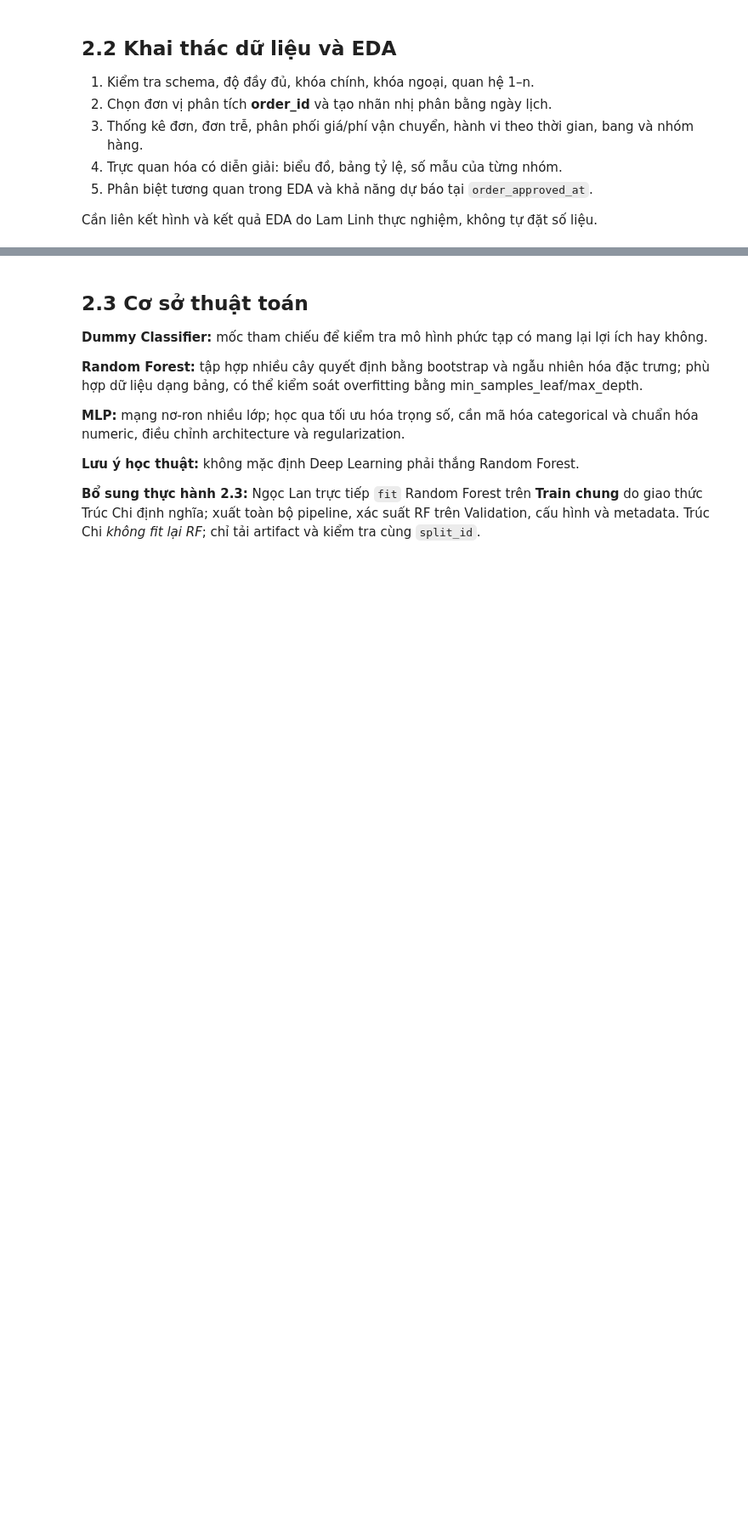
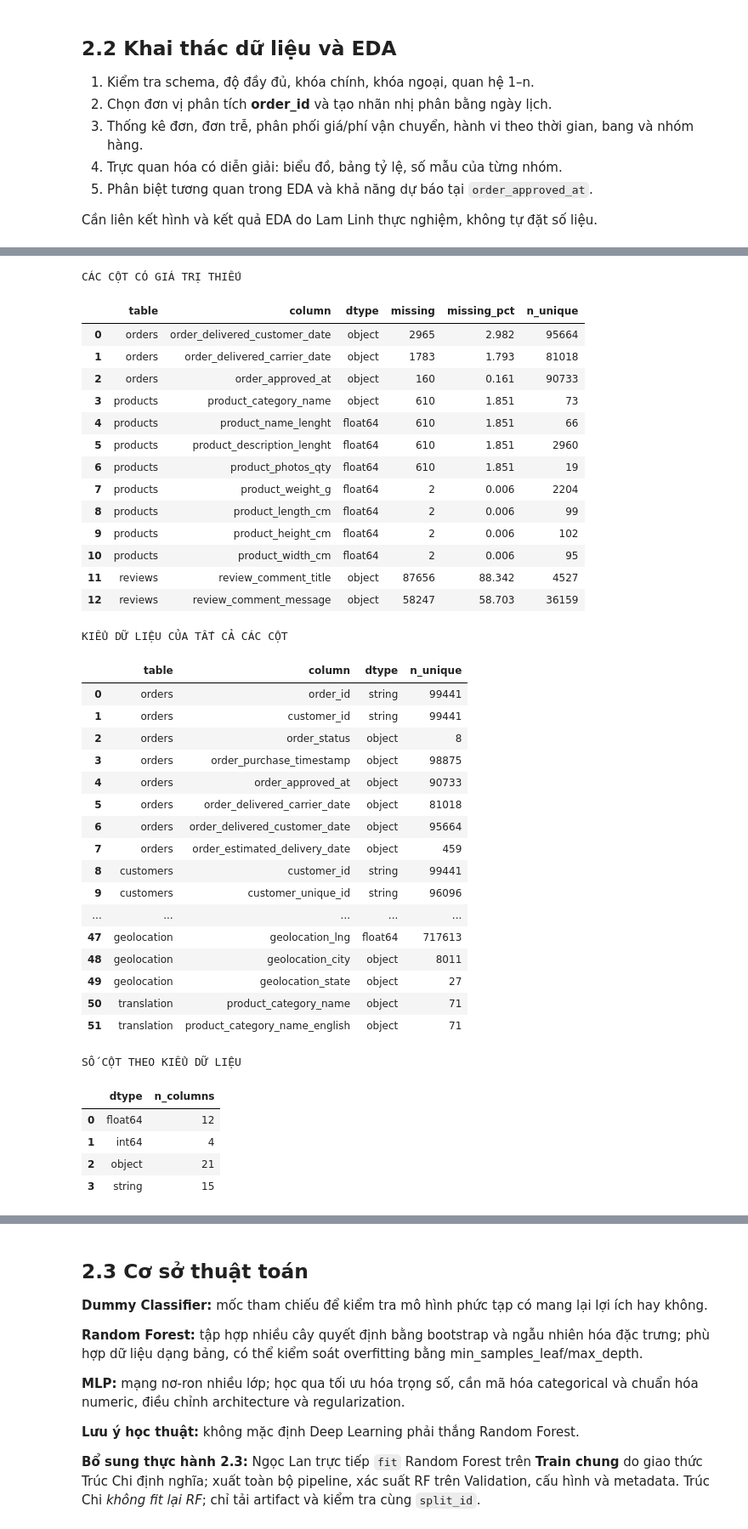
Before and after one commit to tanlen06-debug/Do_An_Khoa_hoc_du_lieu---GR02, a Jupyter notebook: notebooks/02_NGOC_LAN_chuong_2.ipynb, the cells around one changed output, grey strips where cells are left out. Shown at 85% size. Drawn from its saved outputs; the diff is of its cells as text; code cells hidden in the pictures; blank space fills up the shorter version.

```diff
--- a/notebooks/02_NGOC_LAN_chuong_2.ipynb
+++ b/notebooks/02_NGOC_LAN_chuong_2.ipynb
@@ -24,0 +206,70 @@ Cần liên kết hình và kết quả EDA do Lam Linh thực nghiệm, không
+# %%
+# T05.3 - Phân tích chi tiết theo từng cột
+
+missing_detail = (
+    qa_columns_df[
+        qa_columns_df["missing"] > 0
+    ]
+    .sort_values(
+        ["table", "missing"],
+        ascending=[True, False]
+    )
+    .reset_index(drop=True)
+)
+
+print("CÁC CỘT CÓ GIÁ TRỊ THIẾU")
+display(missing_detail)
+
+print("\nKIỂU DỮ LIỆU CỦA TẤT CẢ CÁC CỘT")
+display(
+    qa_columns_df[
+        ["table", "column", "dtype", "n_unique"]
+    ]
+)
+
+print("\nSỐ CỘT THEO KIỂU DỮ LIỆU")
+display(
+    qa_columns_df.groupby("dtype")
+    .size()
+    .reset_index(name="n_columns")
+)
+# %% [output]
+CÁC CỘT CÓ GIÁ TRỊ THIẾU
+|  | table | column | dtype | missing | missing_pct | n_unique |
+| 0 | orders | order_delivered_customer_date | object | 2965 | 2.982 | 95664 |
+| 1 | orders | order_delivered_carrier_date | object | 1783 | 1.793 | 81018 |
+| 2 | orders | order_approved_at | object | 160 | 0.161 | 90733 |
+| 3 | products | product_category_name | object | 610 | 1.851 | 73 |
+| 4 | products | product_name_lenght | float64 | 610 | 1.851 | 66 |
+| 5 | products | product_description_lenght | float64 | 610 | 1.851 | 2960 |
+| 6 | products | product_photos_qty | float64 | 610 | 1.851 | 19 |
+| 7 | products | product_weight_g | float64 | 2 | 0.006 | 2204 |
+| 8 | products | product_length_cm | float64 | 2 | 0.006 | 99 |
+| 9 | products | product_height_cm | float64 | 2 | 0.006 | 102 |
+| 10 | products | product_width_cm | float64 | 2 | 0.006 | 95 |
+| 11 | reviews | review_comment_title | object | 87656 | 88.342 | 4527 |
+| 12 | reviews | review_comment_message | object | 58247 | 58.703 | 36159 |
+KIỂU DỮ LIỆU CỦA TẤT CẢ CÁC CỘT
+|  | table | column | dtype | n_unique |
+| 0 | orders | order_id | string | 99441 |
+| 1 | orders | customer_id | string | 99441 |
+| 2 | orders | order_status | object | 8 |
+| 3 | orders | order_purchase_timestamp | object | 98875 |
+| 4 | orders | order_approved_at | object | 90733 |
+| 5 | orders | order_delivered_carrier_date | object | 81018 |
+| 6 | orders | order_delivered_customer_date | object | 95664 |
+| 7 | orders | order_estimated_delivery_date | object | 459 |
+| 8 | customers | customer_id | string | 99441 |
+| 9 | customers | customer_unique_id | string | 96096 |
+| ... | ... | ... | ... | ... |
+| 47 | geolocation | geolocation_lng | float64 | 717613 |
+| 48 | geolocation | geolocation_city | object | 8011 |
+| 49 | geolocation | geolocation_state | object | 27 |
+| 50 | translation | product_category_name | object | 71 |
+| 51 | translation | product_category_name_english | object | 71 |
+SỐ CỘT THEO KIỂU DỮ LIỆU
+|  | dtype | n_columns |
+| 0 | float64 | 12 |
+| 1 | int64 | 4 |
+| 2 | object | 21 |
+| 3 | string | 15 |
```
Also changed, not shown: parts of 27 cells of this notebook, 4 other files.
